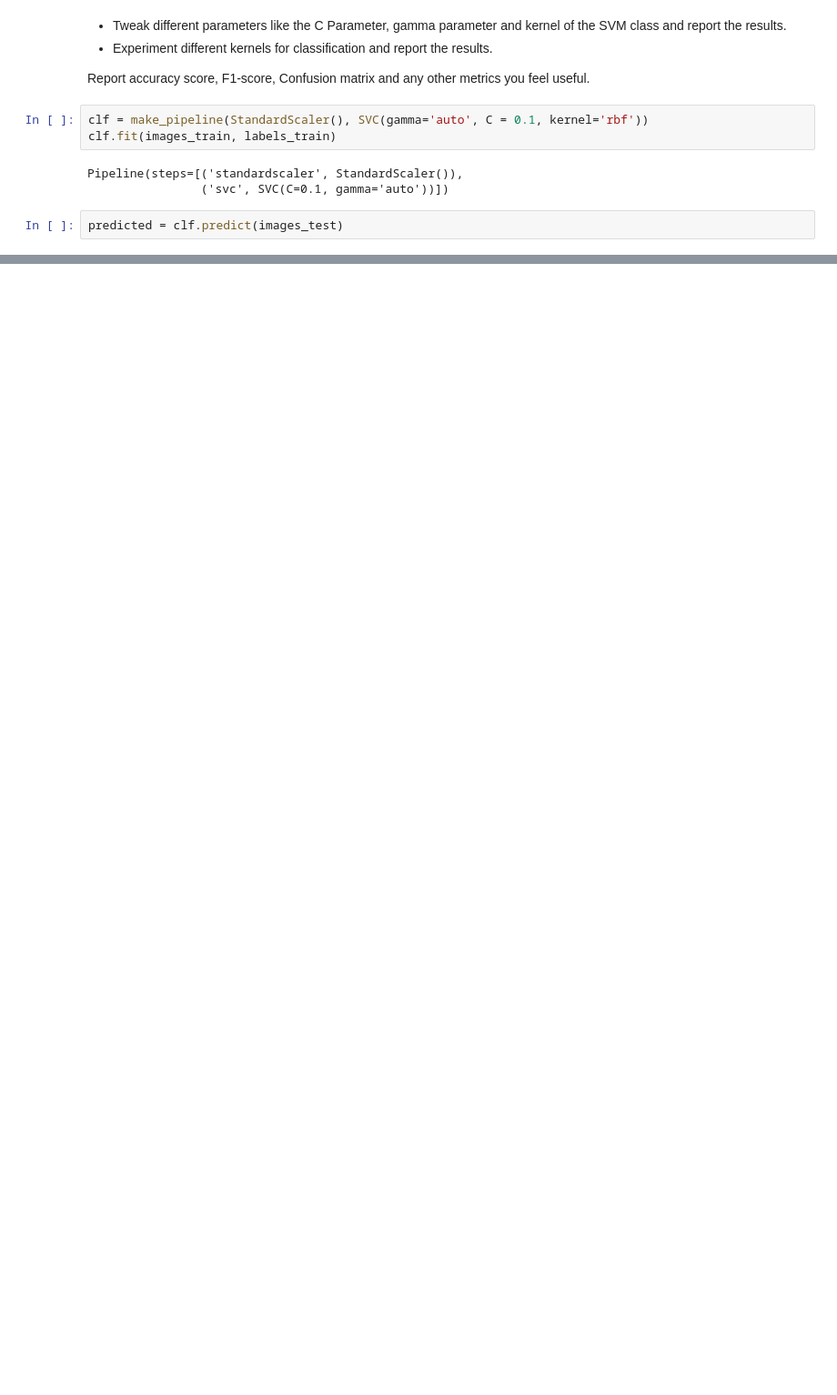
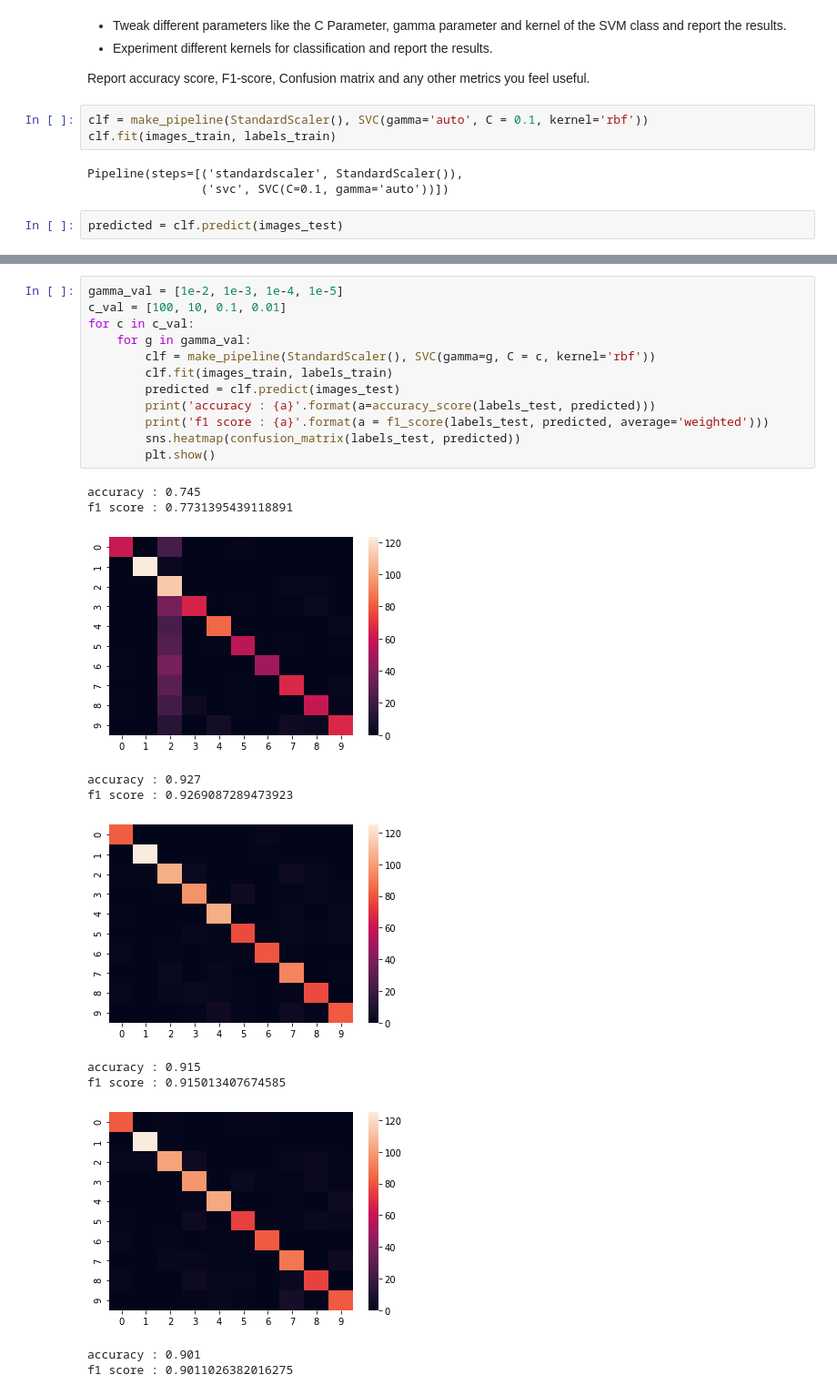
Before and after one commit to kanishk779/SMAI-2, a Jupyter notebook: question4.ipynb, the cells around one changed output, grey strips where cells are left out. Shown: that part at 91% size. Drawn from its saved outputs; the diff is of its cells as text; blank space fills up the shorter version.

```diff
--- a/question4.ipynb
+++ b/question4.ipynb
@@ -388,0 +389,24 @@ AxesSubplot(0.125,0.125;0.62x0.755)
+# %%
+gamma_val = [1e-2, 1e-3, 1e-4, 1e-5]
+c_val = [100, 10, 0.1, 0.01]
+for c in c_val:
+    for g in gamma_val:
+        clf = make_pipeline(StandardScaler(), SVC(gamma=g, C = c, kernel='rbf'))
+        clf.fit(images_train, labels_train)
+        predicted = clf.predict(images_test)
+        print('accuracy : {a}'.format(a=accuracy_score(labels_test, predicted)))
+        print('f1 score : {a}'.format(a = f1_score(labels_test, predicted, average='weighted')))
+        sns.heatmap(confusion_matrix(labels_test, predicted))
+        plt.show()
+# %% [output]
+accuracy : 0.745
+f1 score : 0.7731395439118891
+[figure, added]
+accuracy : 0.927
+f1 score : 0.9269087289473923
+[figure, added]
+accuracy : 0.915
+f1 score : 0.915013407674585
+[figure, added]
+accuracy : 0.901
+f1 score : 0.9011026382016275
```
Also changed, not shown: parts of 4 cells of this notebook.
